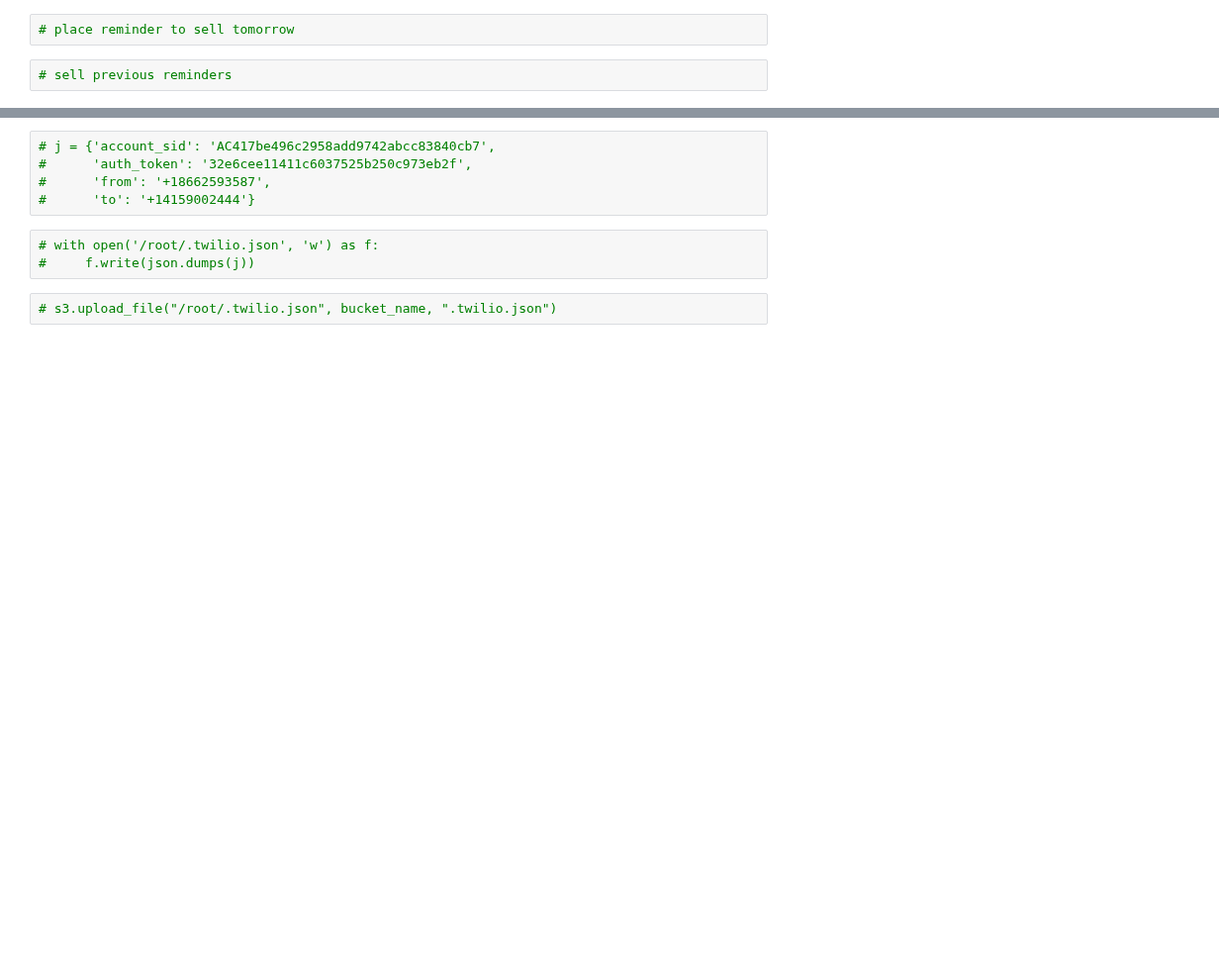
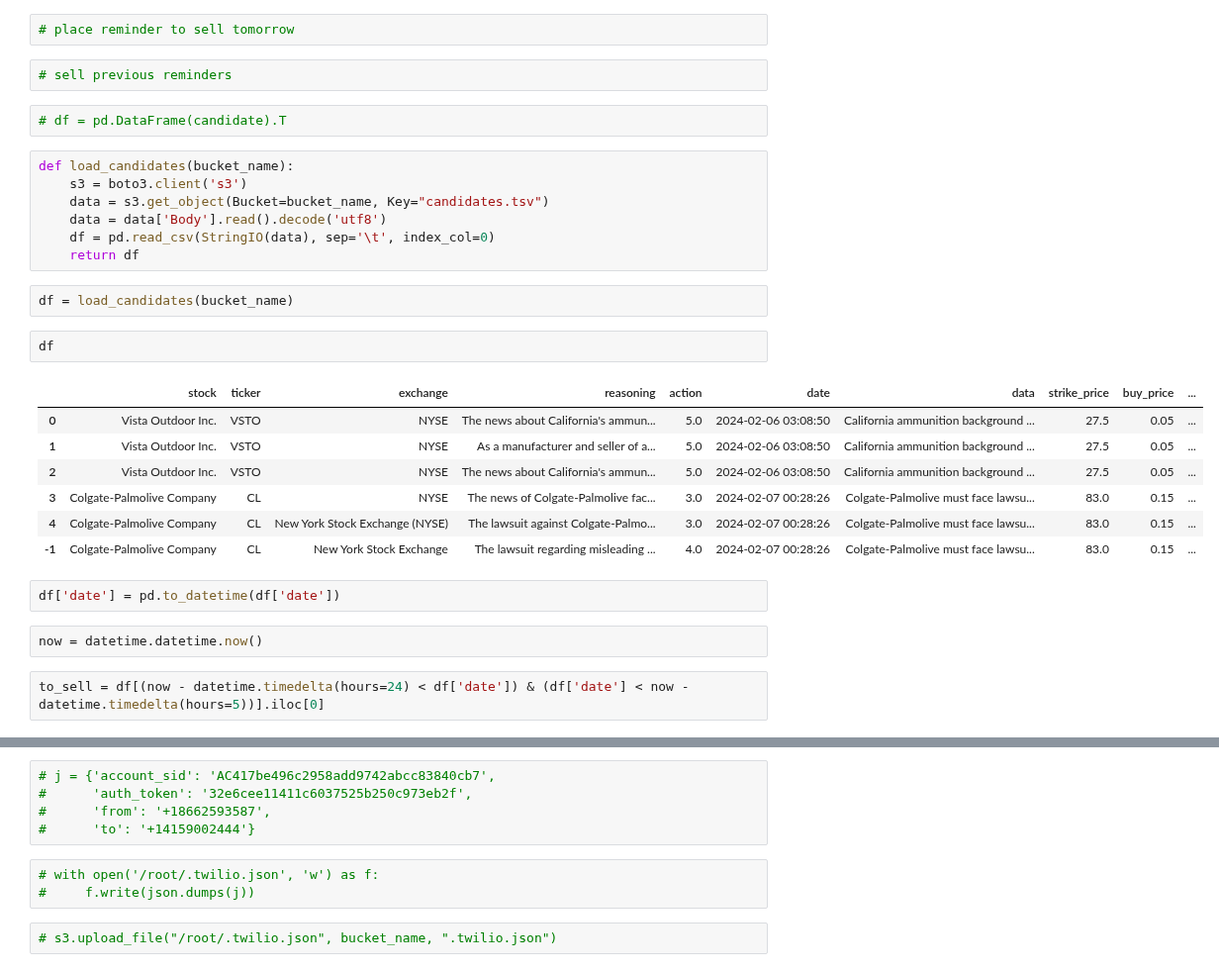
Before and after one commit to jvalansi/notebooks, a Jupyter notebook: robinhood.ipynb, the cells around one changed output, grey strips where cells are left out. Shown at 99% size. Drawn from its saved outputs; the diff is of its cells as text; blank space fills up the shorter version.

```diff
--- a/robinhood.ipynb
+++ b/robinhood.ipynb
@@ -151,3 +171,30 @@ r.order_buy_option_limit
 # place reminder to sell tomorrow
 # %%
 # sell previous reminders
+# %%
+# df = pd.DataFrame(candidate).T
+# %%
+def load_candidates(bucket_name):
+    s3 = boto3.client('s3')
+    data = s3.get_object(Bucket=bucket_name, Key="candidates.tsv")
+    data = data['Body'].read().decode('utf8')
+    df = pd.read_csv(StringIO(data), sep='\t', index_col=0)
+    return df
+# %%
+df = load_candidates(bucket_name)
+# %%
+df
+# %% [output]
+|  | stock | ticker | exchange | reasoning | action | date | data | strike_price | buy_price | ... |
+| 0 | Vista Outdoor Inc. | VSTO | NYSE | The news about California's ammun... | 5.0 | 2024-02-06 03:08:50 | California ammunition background ... | 27.5 | 0.05 | ... |
+| 1 | Vista Outdoor Inc. | VSTO | NYSE | As a manufacturer and seller of a... | 5.0 | 2024-02-06 03:08:50 | California ammunition background ... | 27.5 | 0.05 | ... |
+| 2 | Vista Outdoor Inc. | VSTO | NYSE | The news about California's ammun... | 5.0 | 2024-02-06 03:08:50 | California ammunition background ... | 27.5 | 0.05 | ... |
+| 3 | Colgate-Palmolive Company | CL | NYSE | The news of Colgate-Palmolive fac... | 3.0 | 2024-02-07 00:28:26 | Colgate-Palmolive must face lawsu... | 83.0 | 0.15 | ... |
+| 4 | Colgate-Palmolive Company | CL | New York Stock Exchange (NYSE) | The lawsuit against Colgate-Palmo... | 3.0 | 2024-02-07 00:28:26 | Colgate-Palmolive must face lawsu... | 83.0 | 0.15 | ... |
+| -1 | Colgate-Palmolive Company | CL | New York Stock Exchange | The lawsuit regarding misleading ... | 4.0 | 2024-02-07 00:28:26 | Colgate-Palmolive must face lawsu... | 83.0 | 0.15 | ... |
+# %%
+df['date'] = pd.to_datetime(df['date'])
+# %%
+now = datetime.datetime.now()
+# %%
+to_sell = df[(now - datetime.timedelta(hours=24) < df['date']) & (df['date'] < now - datetime.timedelta(hours=5))].iloc[0]
```
Also changed, not shown: parts of 29 cells of this notebook, 3 other files.
